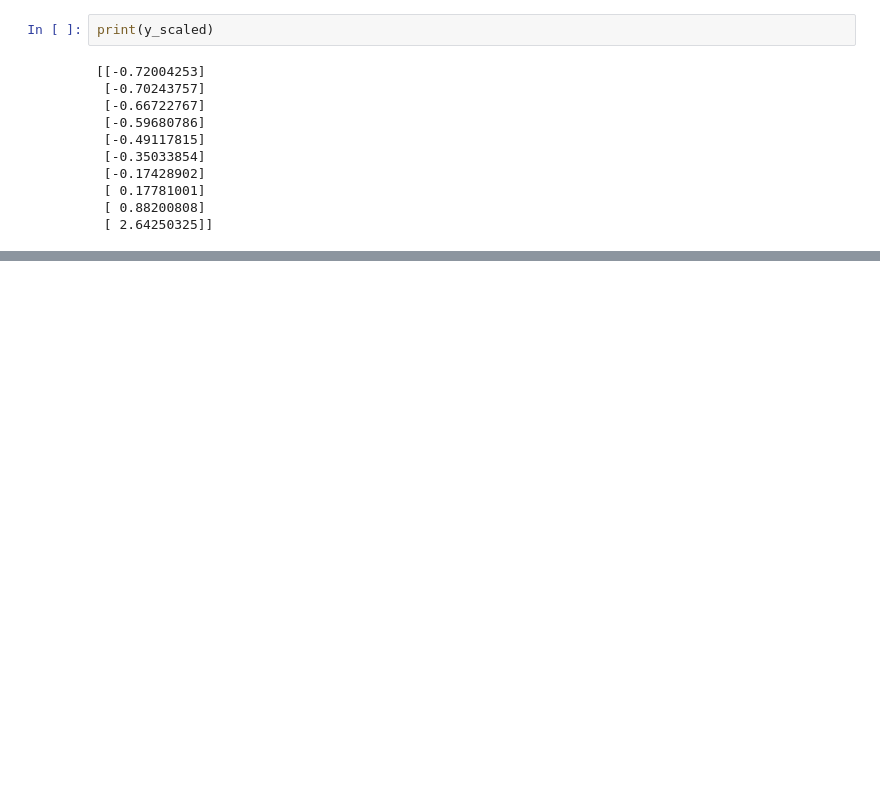
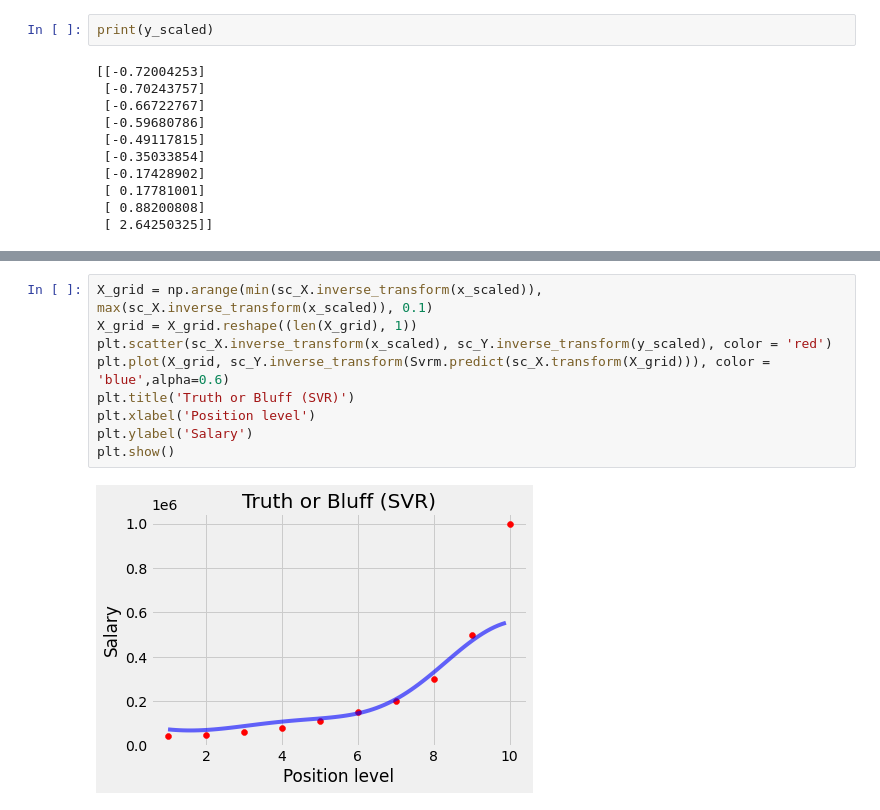
Before and after one commit to redaak/ML-project, a Jupyter notebook: SVRregression/SupportVectorMachineSVR.ipynb, the cells around one changed output, grey strips where cells are left out. Cells and saved outputs as stored; diff of their text form; blank space fills up the shorter version.

```diff
--- a/SVRregression/SupportVectorMachineSVR.ipynb
+++ b/SVRregression/SupportVectorMachineSVR.ipynb
@@ -28,0 +49,11 @@ print(y_scaled)
+# %%
+X_grid = np.arange(min(sc_X.inverse_transform(x_scaled)), max(sc_X.inverse_transform(x_scaled)), 0.1)
+X_grid = X_grid.reshape((len(X_grid), 1))
+plt.scatter(sc_X.inverse_transform(x_scaled), sc_Y.inverse_transform(y_scaled), color = 'red')
+plt.plot(X_grid, sc_Y.inverse_transform(Svrm.predict(sc_X.transform(X_grid))), color = 'blue',alpha=0.6)
+plt.title('Truth or Bluff (SVR)')
+plt.xlabel('Position level')
+plt.ylabel('Salary')
+plt.show()
+# %% [output]
+[figure, added]
```
Also changed, not shown: parts of 5 cells of this notebook, 1 other file.
